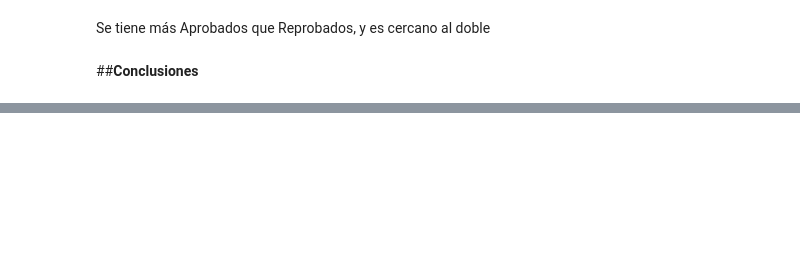
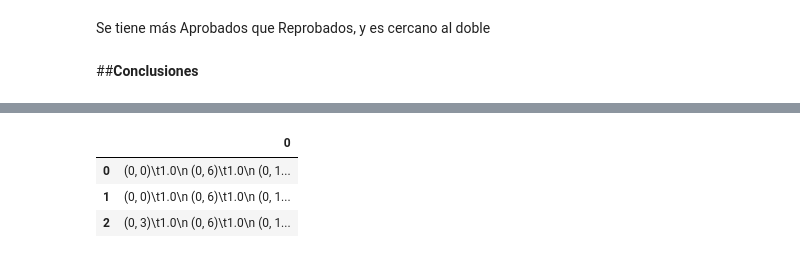
Before and after one commit to MarvinLopezOsorio/AnaliticaPredictiva_TrabajoFinal, a Jupyter notebook: Trabajo Final.ipynb, the cells around one changed output, grey strips where cells are left out. Saved outputs shown, nothing was run; the diff lists cells and outputs as text; code cells hidden in the pictures; blank space fills up the shorter version.

```diff
--- a/Trabajo Final.ipynb
+++ b/Trabajo Final.ipynb
@@ -244,0 +263,27 @@ Debido a la variedad de tipos de datos del dataset de estudio, se hace necesario
+# %%
+#Separacion de columnas categoricas, normales y no normales
+all_cols = x_train.columns.to_list()
+cat_cols = x_train.select_dtypes(include="object").columns.to_list()
+norm_cols = x_train.select_dtypes(include="int64").columns.to_list()
+nonorm_cols = x_train.select_dtypes(include="float64").columns.to_list()
+# %%
+#Implementación de transformer
+Transformer = ColumnTransformer([('onehot', OneHotEncoder(handle_unknown="ignore"), cat_cols),
+                                 ('standardizer', StandardScaler(), norm_cols),
+                                 ('normalizer', MinMaxScaler(), nonorm_cols)],
+                                remainder = 'passthrough')
+# %%
+#Aplicando transformer a los datasets de train y test
+x_train_trans = Transformer.fit_transform(x_train)
+x_test_trans = Transformer.fit_transform(x_test)
+# %%
+labels = Transformer.get_feature_names_out()
+x_train_trans = pd.DataFrame(x_train_trans)
+x_test_trans = pd.DataFrame(x_test_trans)
+# %%
+x_train_trans.head(3)
+# %% [output]
+|  | 0 |
+| 0 | (0, 0)\t1.0\n (0, 6)\t1.0\n (0, 1... |
+| 1 | (0, 0)\t1.0\n (0, 6)\t1.0\n (0, 1... |
+| 2 | (0, 3)\t1.0\n (0, 6)\t1.0\n (0, 1... |
```
Also changed, not shown: parts of 14 cells of this notebook.
